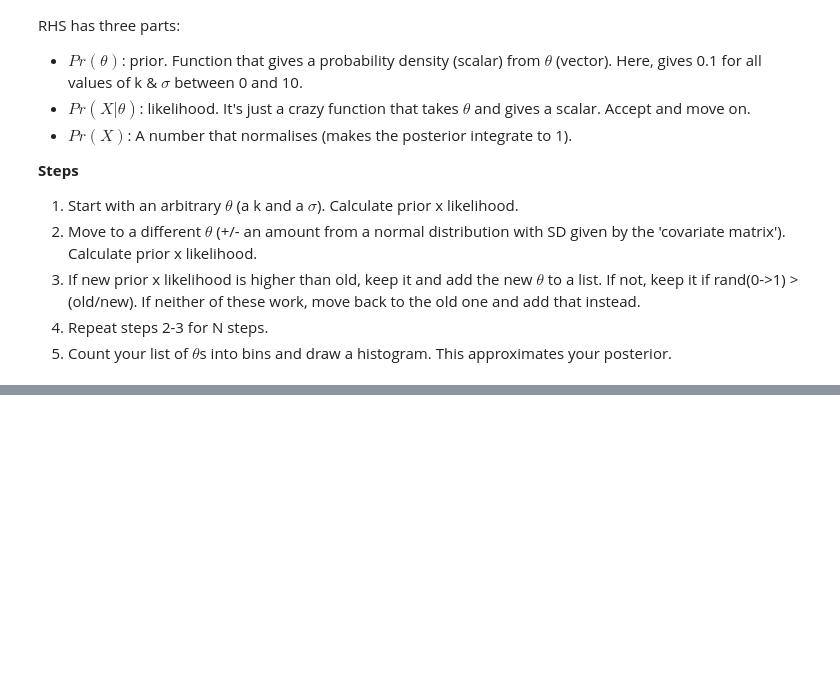
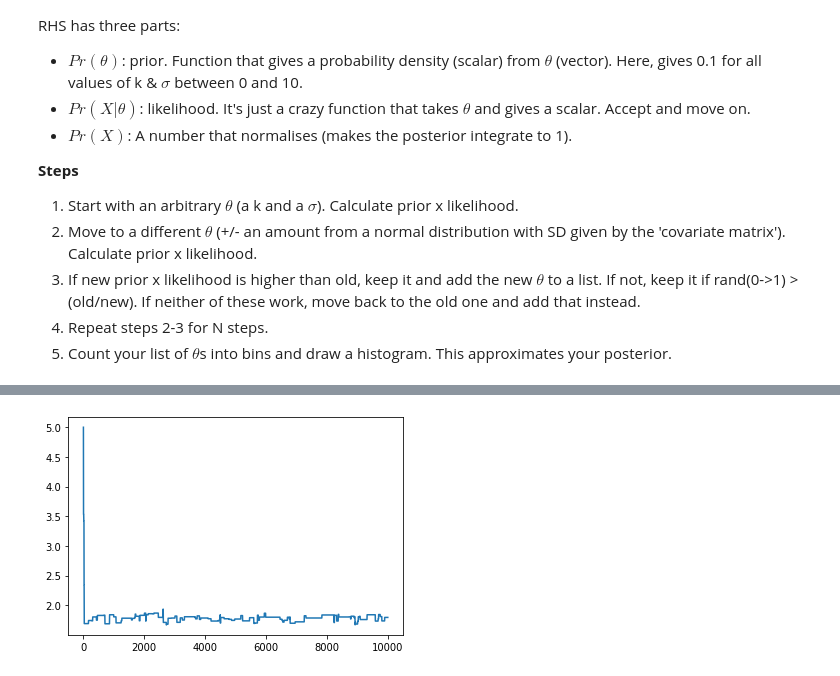
Before and after one commit to simonmarchant/pkpd-practice, a Jupyter notebook: Practice.ipynb, the cells around one changed output, grey strips where cells are left out. Saved outputs shown, nothing was run; the diff lists cells and outputs as text; code cells hidden in the pictures; blank space fills up the shorter version.

```diff
--- a/Practice.ipynb
+++ b/Practice.ipynb
@@ -294,3 +301,12 @@ plt.show()
+# %%
+ks_list= [theta['k'] for theta in model.thetas[0]]
+#print(model.log['fn_mean'][5])
+
+plt.figure()
+plt.plot(ks_list)
+plt.show()
+# %% [output]
+[figure, added]
 # %%
 tester = 2
 test = scipy.stats.norm.logpdf(values, loc=0, scale=3)
```
Also changed, not shown: parts of 14 cells of this notebook, 1 other file.
